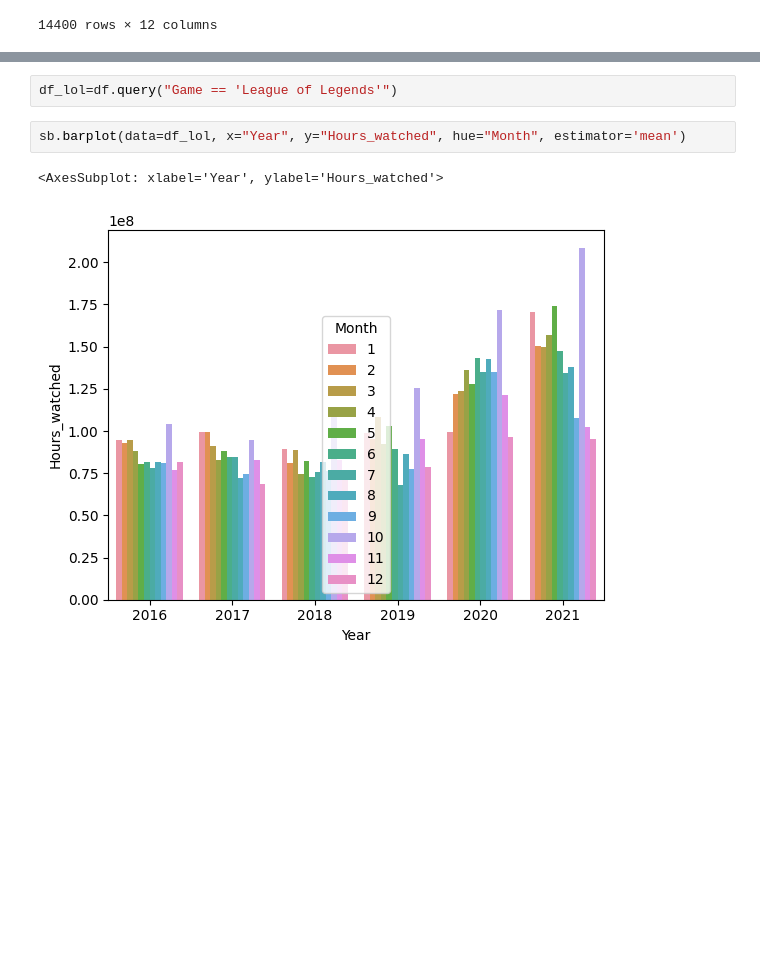
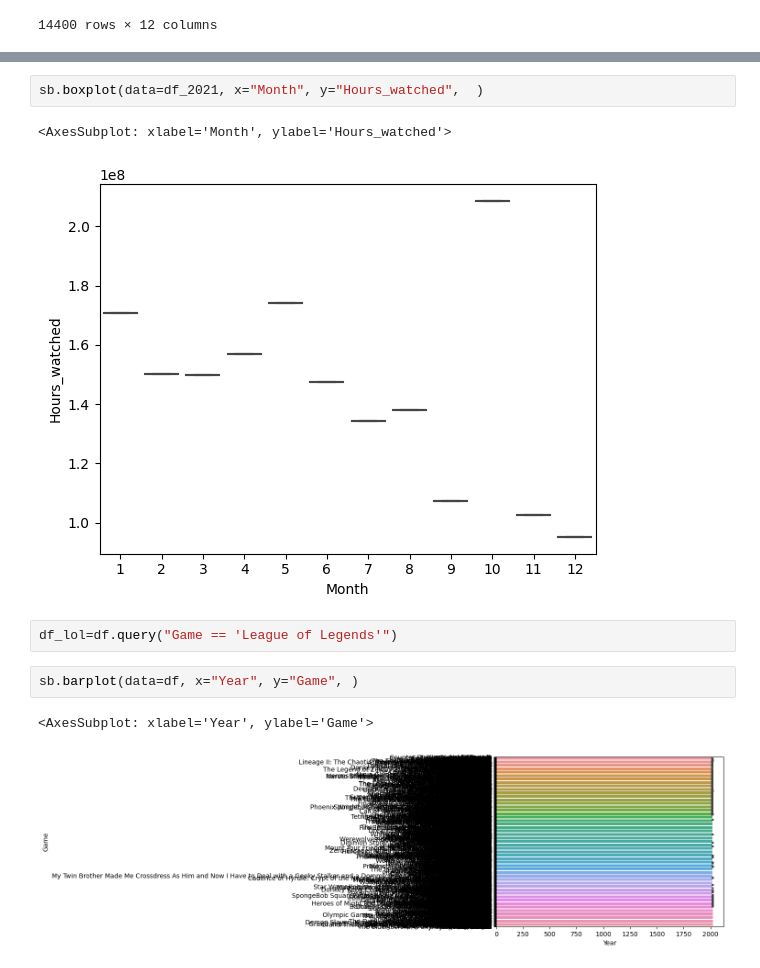
Before and after one commit to HrexD/DataAnalyse, a Jupyter notebook: DataAnalyse Twitch.ipynb, the cells around one changed output, grey strips where cells are left out. Drawn from its saved outputs; the diff is of its cells as text; blank space fills up the shorter version.

```diff
--- a/DataAnalyse Twitch.ipynb
+++ b/DataAnalyse Twitch.ipynb
@@ -105,7 +95,12 @@ sb.barplot(data=df_2016, x="Month", y="Hours_watched",  )
+# %%
+sb.boxplot(data=df_2021, x="Month", y="Hours_watched",  )
+# %% [output]
+<AxesSubplot: xlabel='Month', ylabel='Hours_watched'>
+[figure, added]
 # %%
 df_lol=df.query("Game == 'League of Legends'")
 # %%
-sb.barplot(data=df_lol, x="Year", y="Hours_watched", hue="Month", estimator='mean')
+sb.barplot(data=df, x="Year", y="Game", )
 # %% [output]
-<AxesSubplot: xlabel='Year', ylabel='Hours_watched'>
+<AxesSubplot: xlabel='Year', ylabel='Game'>
-[figure, old version]
+[figure, new version]
```
Also changed, not shown: parts of 19 cells of this notebook.
